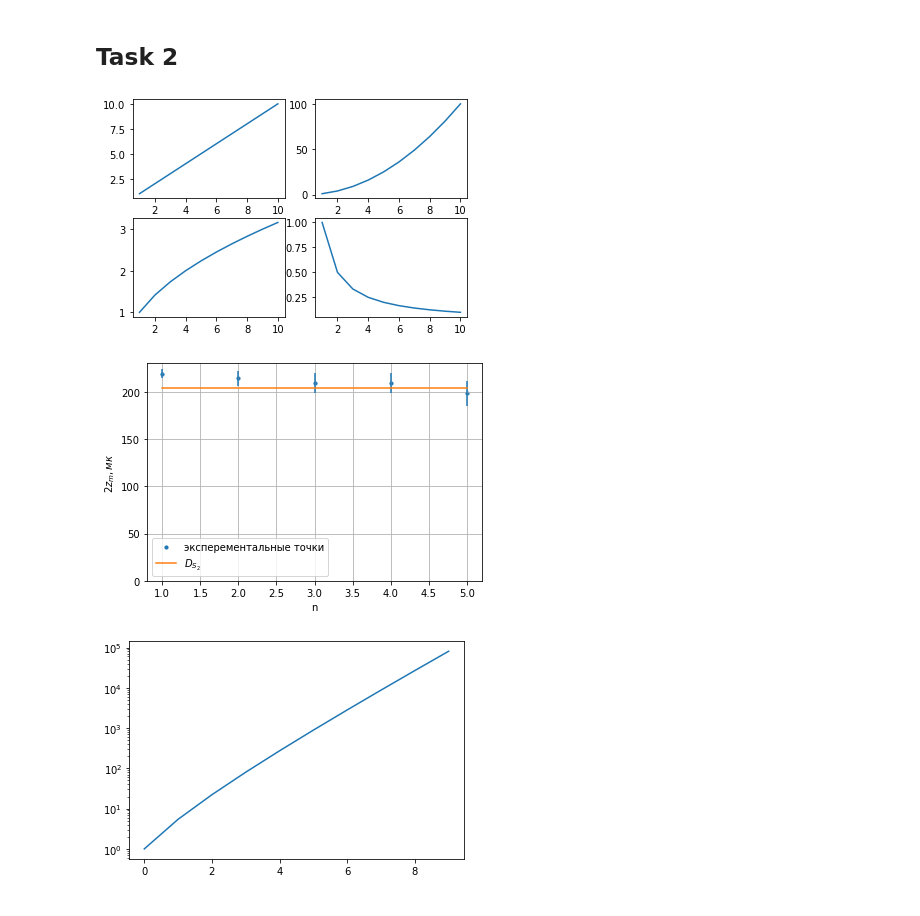
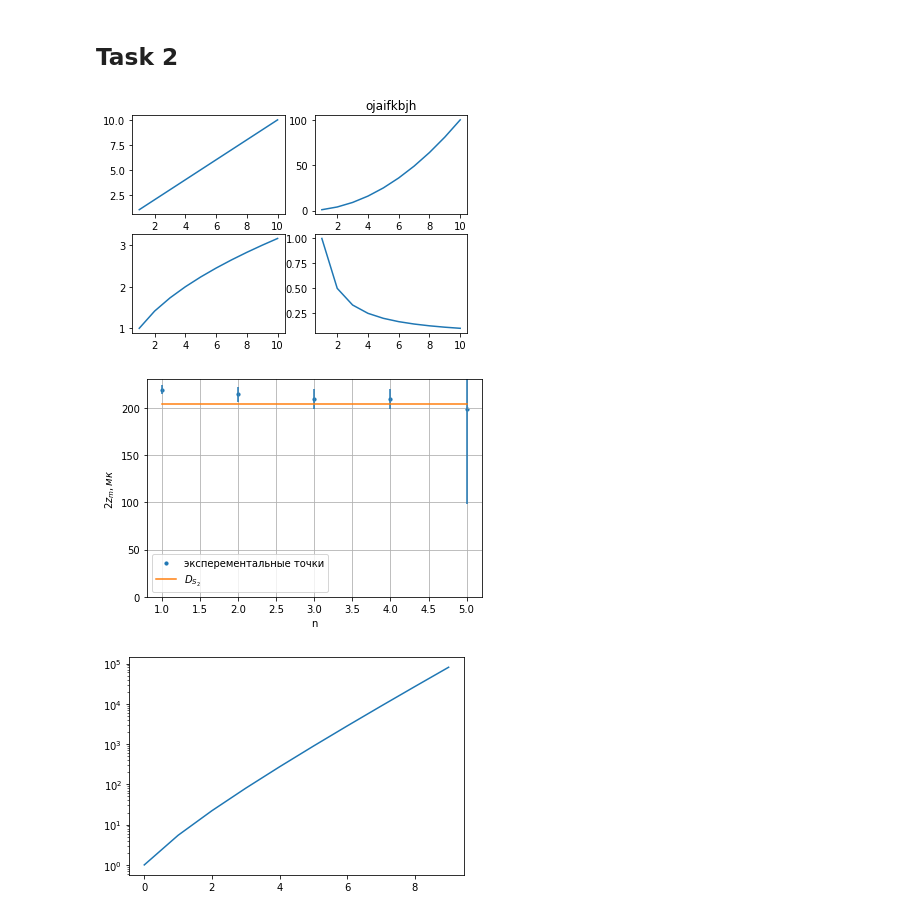
Before and after one commit to Vandyshge/5sem_vychmaty, a Jupyter notebook: problems_1.ipynb, the cells around one changed output. Cells and saved outputs as stored; diff of their text form; code cells hidden in the pictures.

```diff
--- a/problems_1.ipynb
+++ b/problems_1.ipynb
@@ -160,19 +163,21 @@ from tqdm.autonotebook import tqdm
 # %%
 # 1
 x = np.arange(10)+1
 fig, axs = plt.subplots(2, 2)
 axs[0][0].plot(x, x)
 axs[0][1].plot(x, x**2)
+axs[0][1].set_title('ojaifkbjh')
 axs[1][0].plot(x, x**0.5)
 axs[1][1].plot(x, 1/x)
 plt.show()
 # %% [output]
-[figure, old version]
+[figure, new version]
 # %%
 # 2
 data = np.loadtxt('4.3.1_1.txt')
 fig, ax = plt.subplots()
 ax.grid(True)
+data[-1, 4] = 100
 ax.set(ylabel='$2z_m, мк$', xlabel='n', ylim=[0,230])
 ax.scatter(data[:, 0], data[:, 3], s=10, label='эксперементальные точки')
 ax.errorbar(data[:, 0], data[:, 3], data[:, 4], np.zeros(len(data[:, 3])), ls='none')
@@ -181,7 +186,7 @@ ax.plot(data[:, 0], np.zeros(len(data[:, 3]))+D, label='$D_{S_2}$')
 plt.legend()
 plt.show()
 # %% [output]
-[figure, old version]
+[figure, new version]
 # %%
 # 3
 x = np.arange(10)
```
Also changed, not shown: parts of 2 cells of this notebook, 3 other files.
